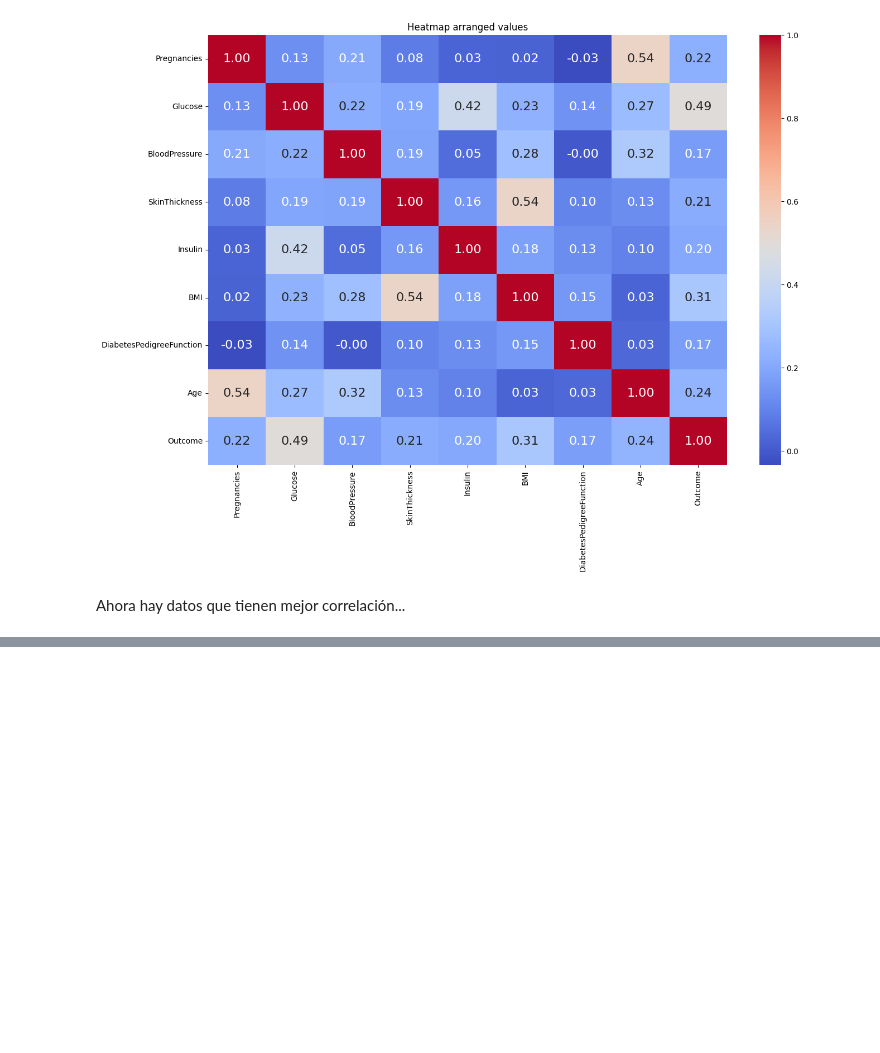
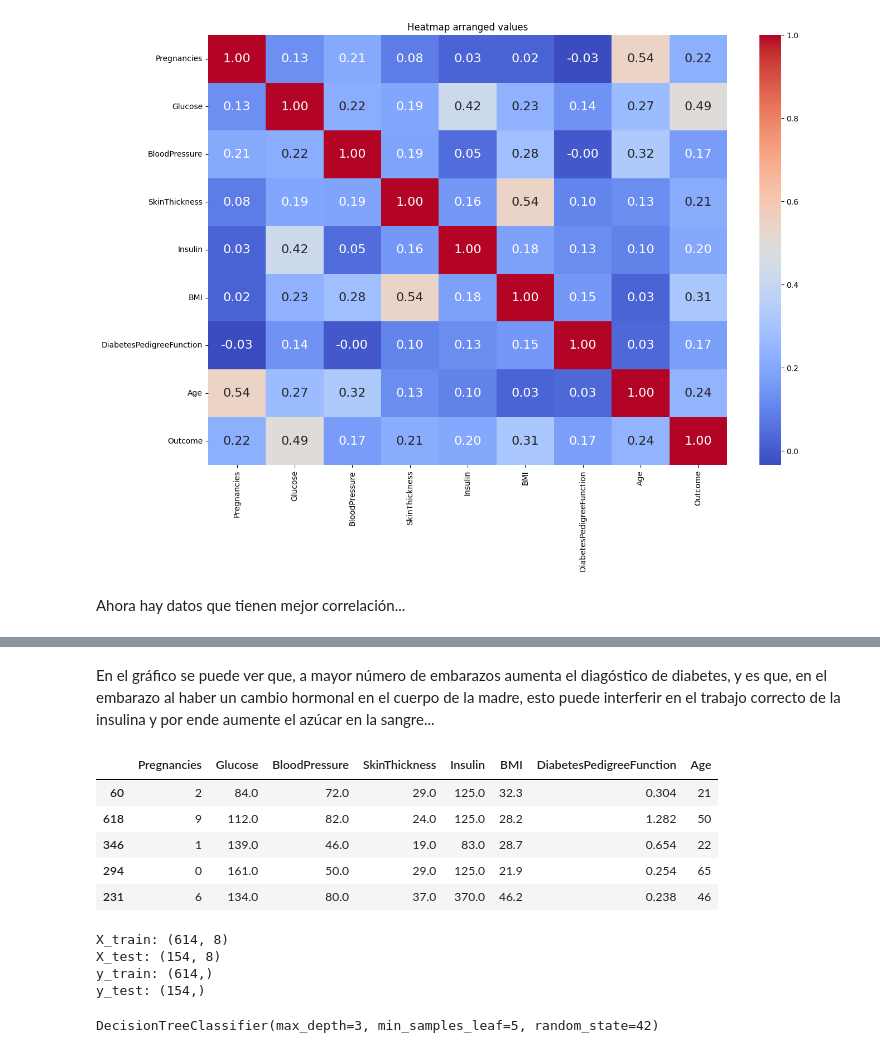
Before and after one commit to 4GeeksAcademy/Leonel_Ponce_decisions_tree, a Jupyter notebook: src/explore.ipynb, the cells around one changed output, grey strips where cells are left out. Drawn from its saved outputs; the diff is of its cells as text; code cells hidden in the pictures; blank space fills up the shorter version.

```diff
--- a/src/explore.ipynb
+++ b/src/explore.ipynb
@@ -125,0 +151,27 @@ Ahora hay datos que tienen mejor correlación...
+# %% [markdown]
+En el gráfico se puede ver que, a mayor número de embarazos aumenta el diagóstico de diabetes, y es que, en el embarazo al haber un cambio hormonal en el cuerpo de la madre, esto puede interferir en el trabajo correcto de la insulina y por ende aumente el azúcar en la sangre...
+# %%
+#Comenzamos entrenamiento
+X = df.drop("Outcome", axis = 1)
+y = df["Outcome"]
+
+X_train, X_test, y_train, y_test = train_test_split(X, y, test_size = 0.2, random_state = 42)
+X_train.head()
+# %% [output]
+|  | Pregnancies | Glucose | BloodPressure | SkinThickness | Insulin | BMI | DiabetesPedigreeFunction | Age |
+| 60 | 2 | 84.0 | 72.0 | 29.0 | 125.0 | 32.3 | 0.304 | 21 |
+| 618 | 9 | 112.0 | 82.0 | 24.0 | 125.0 | 28.2 | 1.282 | 50 |
+| 346 | 1 | 139.0 | 46.0 | 19.0 | 83.0 | 28.7 | 0.654 | 22 |
+| 294 | 0 | 161.0 | 50.0 | 29.0 | 125.0 | 21.9 | 0.254 | 65 |
+| 231 | 6 | 134.0 | 80.0 | 37.0 | 370.0 | 46.2 | 0.238 | 46 |
+# %%
+#Se verifica que sea una distribución correcta
+print("X_train:", X_train.shape)
+print("X_test:", X_test.shape)
+print("y_train:", y_train.shape)
+print("y_test:", y_test.shape)
+# %% [output]
+X_train: (614, 8)
+X_test: (154, 8)
+y_train: (614,)
+y_test: (154,)
@@ -125,0 +197,7 @@ Ahora hay datos que tienen mejor correlación...
+# %%
+#Diseño de árbol de desiciones
+model = DecisionTreeClassifier(max_depth=3, min_samples_split=2,  random_state = 42, min_samples_leaf=5)
+# entrenamiento
+model.fit(X_train, y_train)
+# %% [output]
+DecisionTreeClassifier(max_depth=3, min_samples_leaf=5, random_state=42)
```
Also changed, not shown: parts of 14 cells of this notebook, 7 other files.
